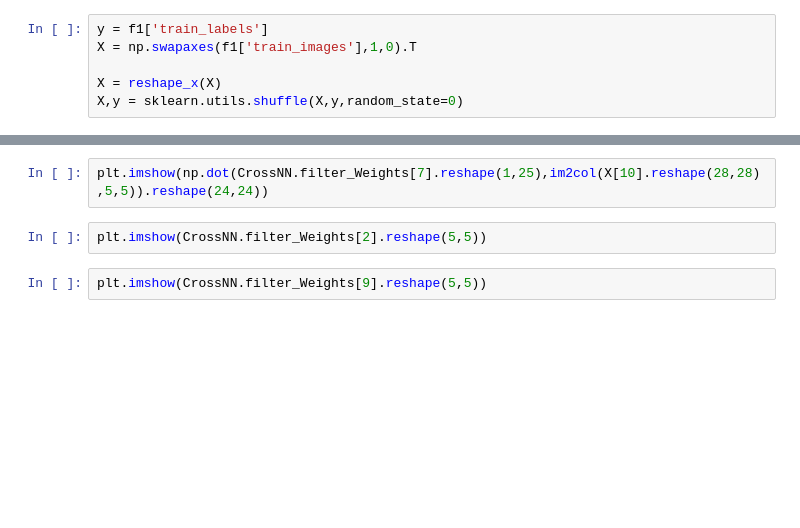
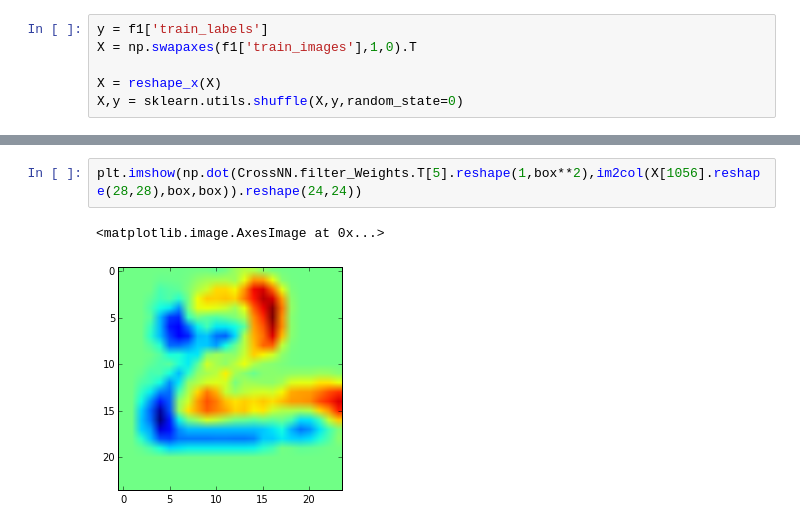
Before and after one commit to galharbi/ConvNN, a Jupyter notebook: ConvNN.ipynb, the cells around one changed output, grey strips where cells are left out. Saved outputs shown, nothing was run; the diff lists cells and outputs as text; blank space fills up the shorter version.

```diff
--- a/ConvNN.ipynb
+++ b/ConvNN.ipynb
@@ -192,6 +194,5 @@ plt.imshow(np.dot(CrossNN.filter_Weights[3].reshape(1,25),im2col(X[10].reshape(2
 # %%
-plt.imshow(np.dot(CrossNN.filter_Weights[7].reshape(1,25),im2col(X[10].reshape(28,28),5,5)).reshape(24,24))
+plt.imshow(np.dot(CrossNN.filter_Weights.T[5].reshape(1,box**2),im2col(X[1056].reshape(28,28),box,box)).reshape(24,24))
+# %% [output]
+<matplotlib.image.AxesImage at 0x...>
+[figure, added]
-# %%
-plt.imshow(CrossNN.filter_Weights[2].reshape(5,5))
-# %%
-plt.imshow(CrossNN.filter_Weights[9].reshape(5,5))
```
Also changed, not shown: parts of 6 cells of this notebook.
